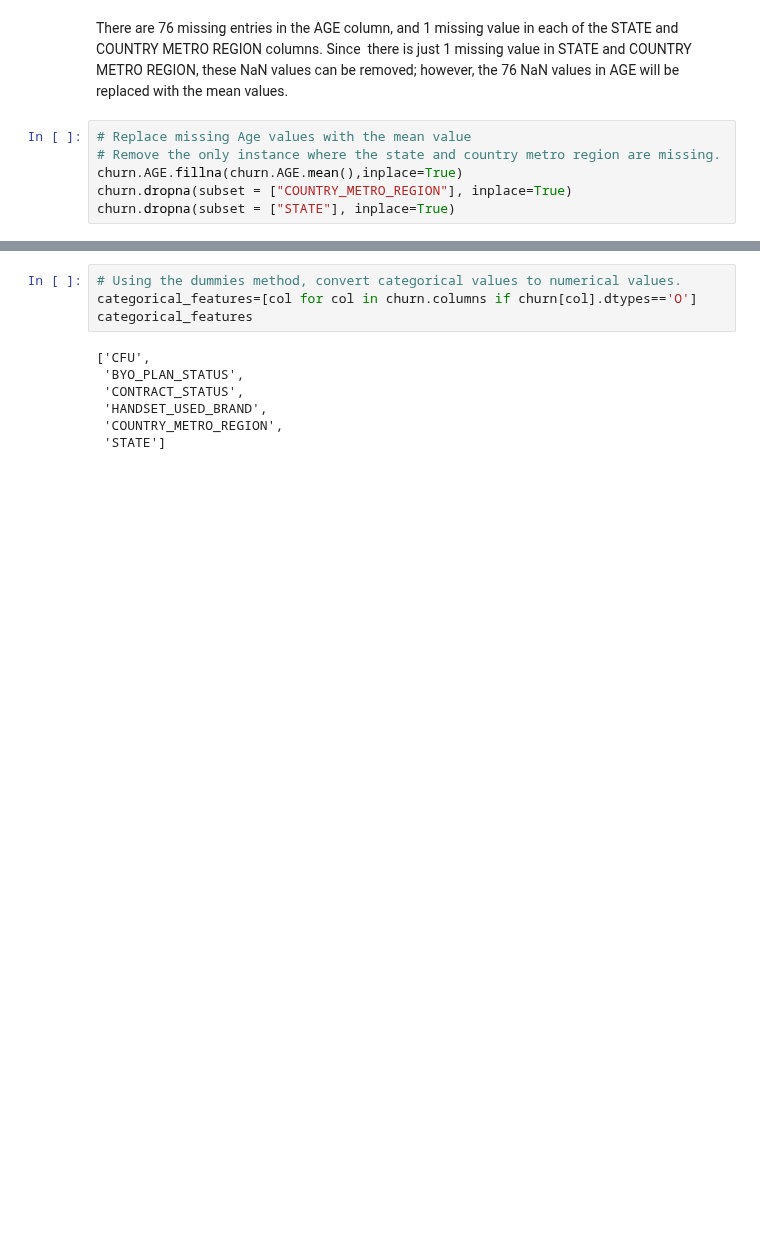
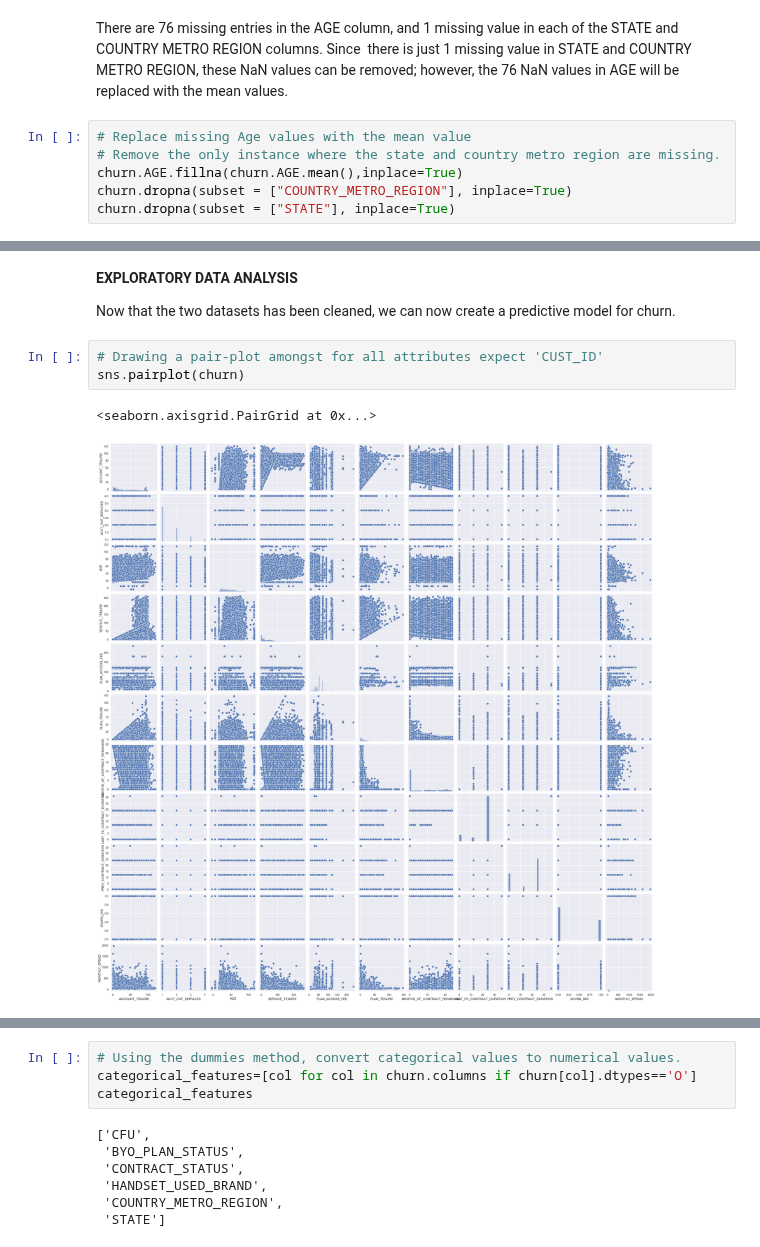
Before and after one commit to MQCOMP2200-S2-2021/data-science-portfolio-avagardiner, a Jupyter notebook: Portfolio 3.ipynb, the cells around one changed output, grey strips where cells are left out. Drawn from its saved outputs; the diff is of its cells as text; blank space fills up the shorter version.

```diff
--- a/Portfolio 3.ipynb
+++ b/Portfolio 3.ipynb
@@ -111,0 +146,10 @@ churn.dropna(subset = ["STATE"], inplace=True)
+# %% [markdown]
+**EXPLORATORY DATA ANALYSIS**
+
+Now that the two datasets has been cleaned, we can now create a predictive model for churn.
+# %%
+# Drawing a pair-plot amongst for all attributes expect 'CUST_ID'
+sns.pairplot(churn)
+# %% [output]
+<seaborn.axisgrid.PairGrid at 0x...>
+[figure, added]
```
Also changed, not shown: parts of 12 cells of this notebook.
